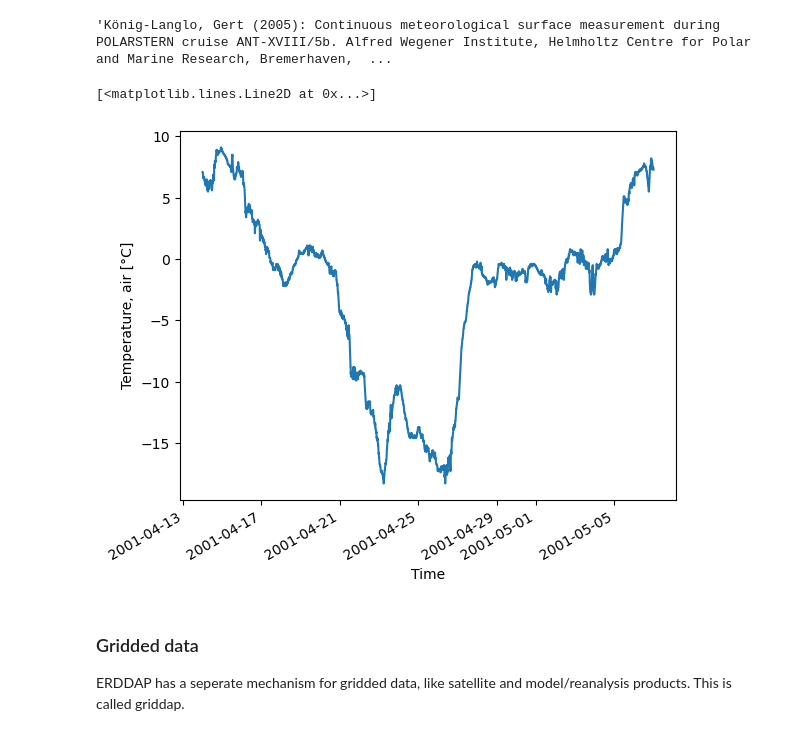
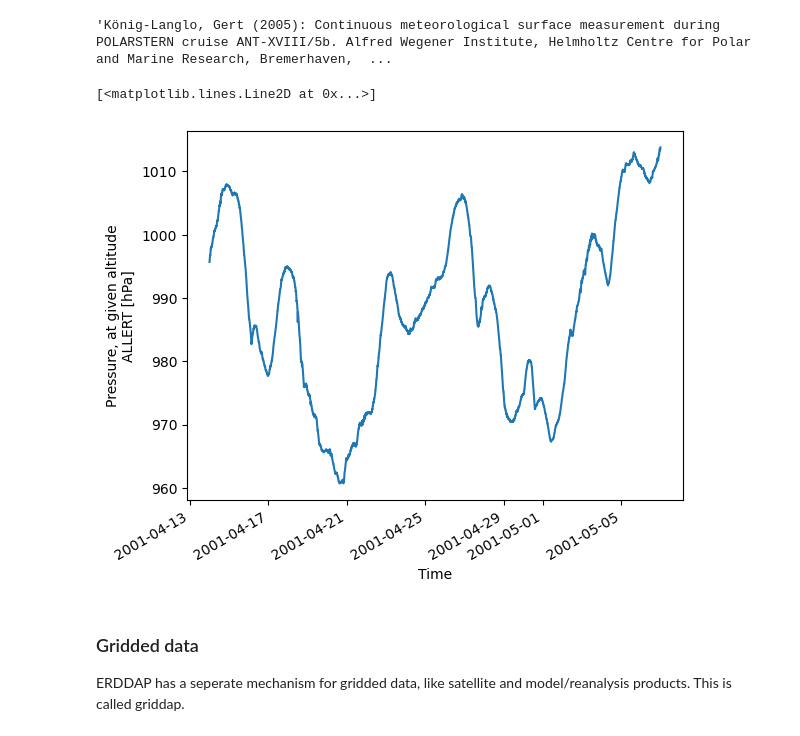
Before and after one commit to voto-ocean-knowledge/erddap_demo, a Jupyter notebook: 04_EMODnet_data.ipynb, the cells around one changed output. Saved outputs shown, nothing was run; the diff lists cells and outputs as text; code cells hidden in the pictures.

Commit message:
changed variable name on arice dataset after it changed on erddap

```diff
--- a/04_EMODnet_data.ipynb
+++ b/04_EMODnet_data.ipynb
@@ -46,10 +46,10 @@ ds_arice.attrs["citation"]
 # %% [output]
 'König-Langlo, Gert (2005): Continuous meteorological surface measurement during POLARSTERN cruise ANT-XVIII/5b. Alfred Wegener Institute, Helmholtz Centre for Polar and Marine Research, Bremerhaven,  ...
 # %%
-ds_arice.TTT.plot(x="time")
+ds_arice.ATMS.plot(x="time")
 # %% [output]
 [<matplotlib.lines.Line2D at 0x...>]
-[figure, old version]
+[figure, new version]
 # %% [markdown]
 ### Gridded data
 
```
